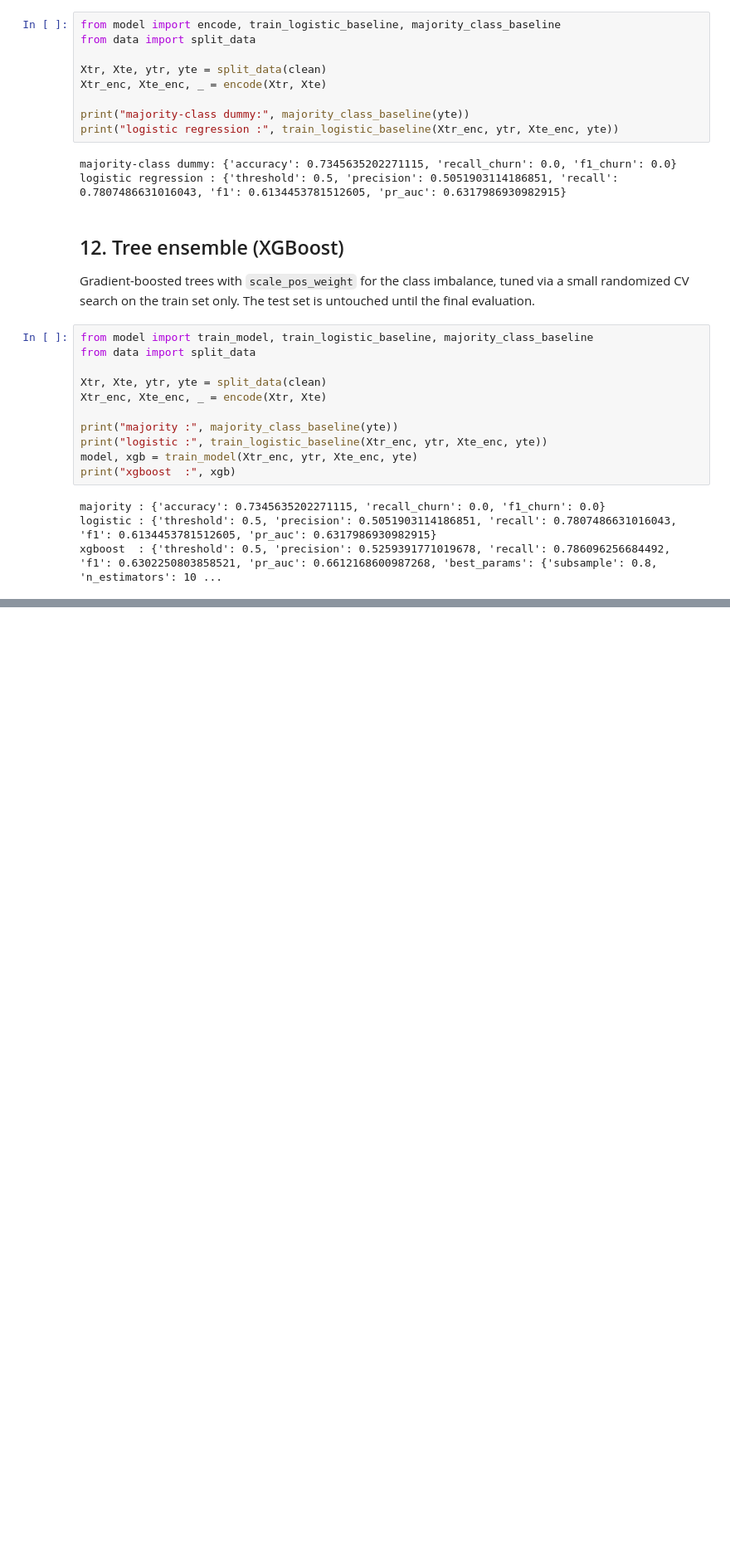
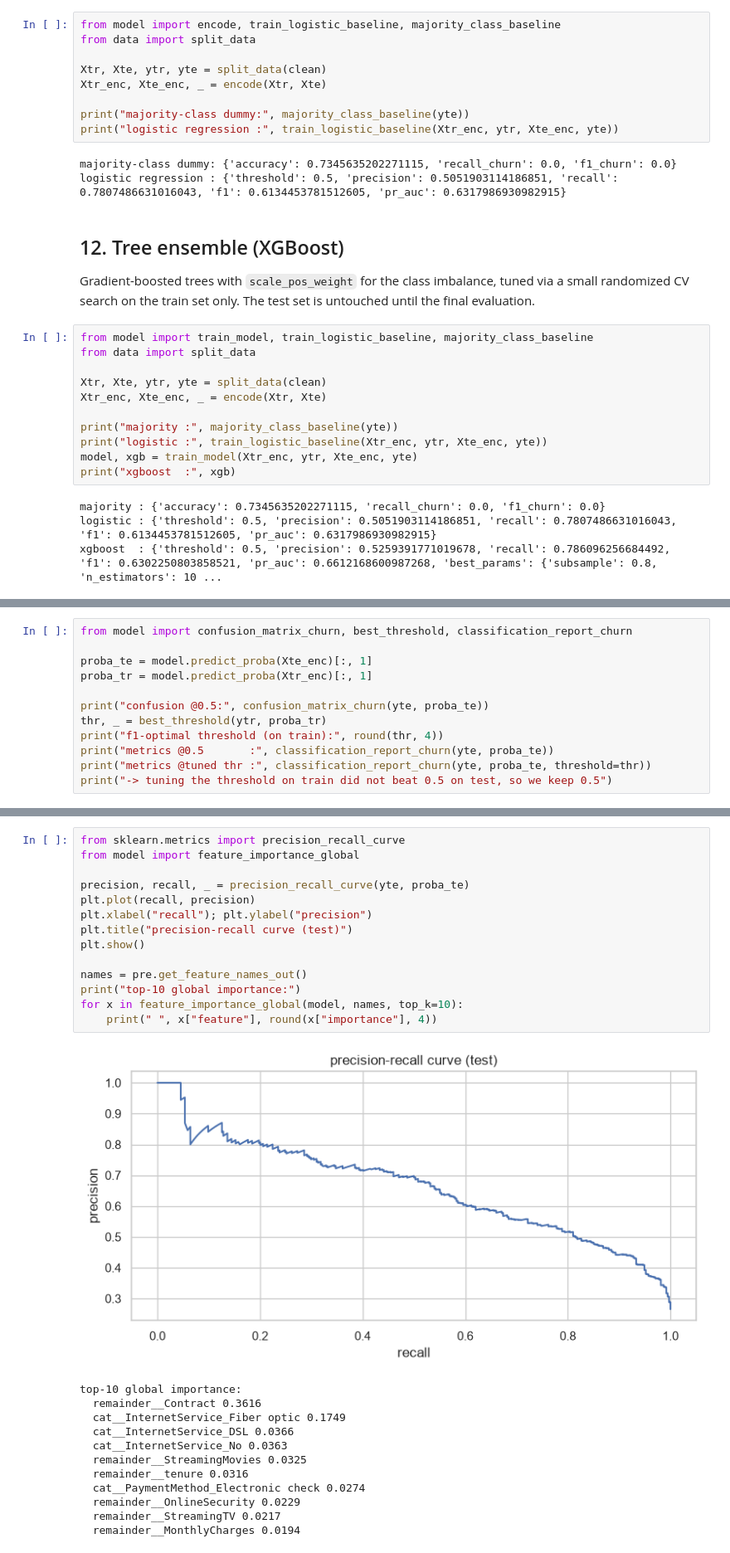
Before and after one commit to abdasg25/customer-churn, a Jupyter notebook: notebooks/eda_and_training.ipynb, the cells around one changed output, grey strips where cells are left out. Shown at 83% size. Drawn from its saved outputs; the diff is of its cells as text; blank space fills up the shorter version.

```diff
--- a/notebooks/eda_and_training.ipynb
+++ b/notebooks/eda_and_training.ipynb
@@ -296,0 +301,12 @@ xgboost  : {'threshold': 0.5, 'precision': 0.5259391771019678, 'recall': 0.78609
+# %%
+from model import confusion_matrix_churn, best_threshold, classification_report_churn
+
+proba_te = model.predict_proba(Xte_enc)[:, 1]
+proba_tr = model.predict_proba(Xtr_enc)[:, 1]
+
+print("confusion @0.5:", confusion_matrix_churn(yte, proba_te))
+thr, _ = best_threshold(ytr, proba_tr)
+print("f1-optimal threshold (on train):", round(thr, 4))
+print("metrics @0.5       :", classification_report_churn(yte, proba_te))
+print("metrics @tuned thr :", classification_report_churn(yte, proba_te, threshold=thr))
+print("-> tuning the threshold on train did not beat 0.5 on test, so we keep 0.5")
@@ -296,0 +319,27 @@ xgboost  : {'threshold': 0.5, 'precision': 0.5259391771019678, 'recall': 0.78609
+# %%
+from sklearn.metrics import precision_recall_curve
+from model import feature_importance_global
+
+precision, recall, _ = precision_recall_curve(yte, proba_te)
+plt.plot(recall, precision)
+plt.xlabel("recall"); plt.ylabel("precision")
+plt.title("precision-recall curve (test)")
+plt.show()
+
+names = pre.get_feature_names_out()
+print("top-10 global importance:")
+for x in feature_importance_global(model, names, top_k=10):
+    print(" ", x["feature"], round(x["importance"], 4))
+# %% [output]
+[figure, added]
+top-10 global importance:
+  remainder__Contract 0.3616
+  cat__InternetService_Fiber optic 0.1749
+  cat__InternetService_DSL 0.0366
+  cat__InternetService_No 0.0363
+  remainder__StreamingMovies 0.0325
+  remainder__tenure 0.0316
+  cat__PaymentMethod_Electronic check 0.0274
+  remainder__OnlineSecurity 0.0229
+  remainder__StreamingTV 0.0217
+  remainder__MonthlyCharges 0.0194
```
Also changed, not shown: parts of 3 cells of this notebook, 1 other file.
